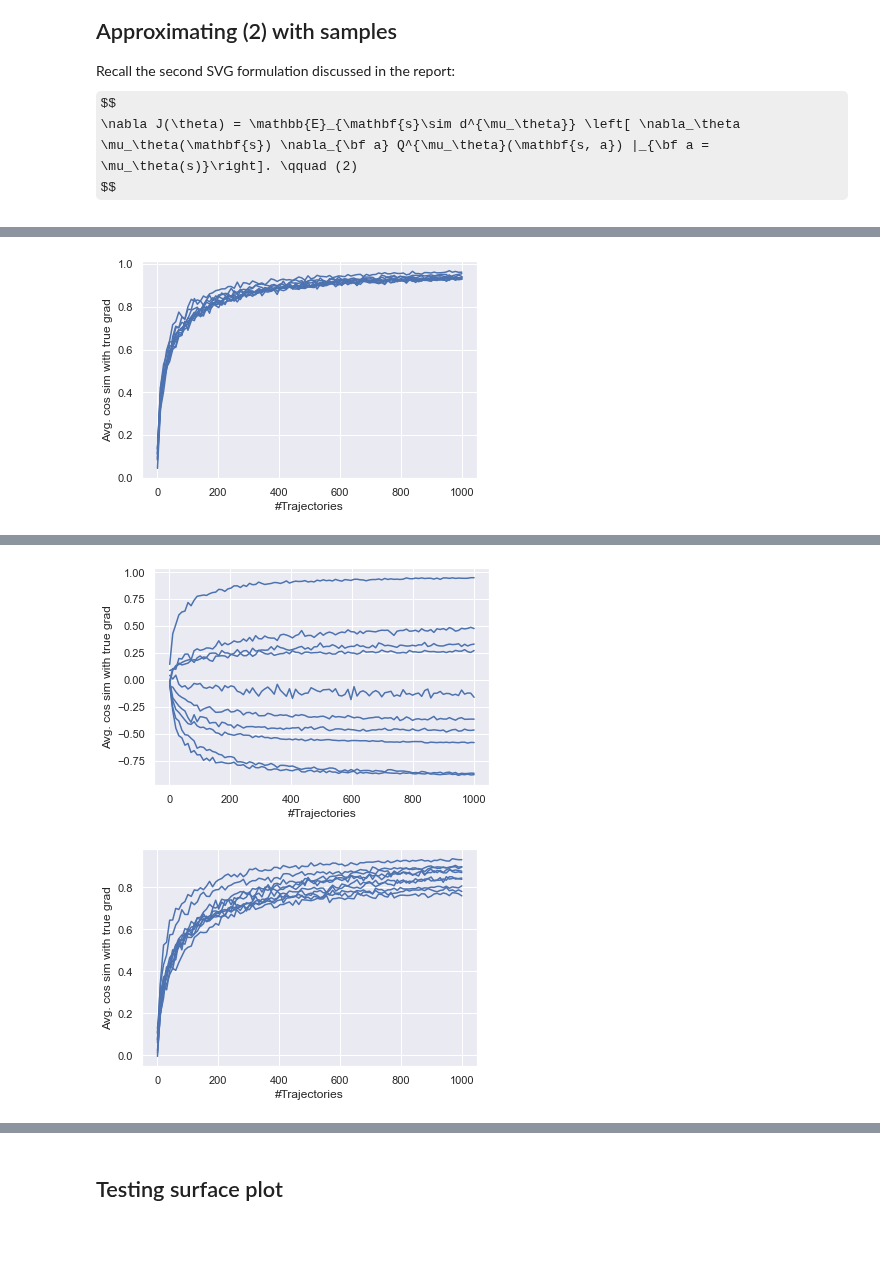
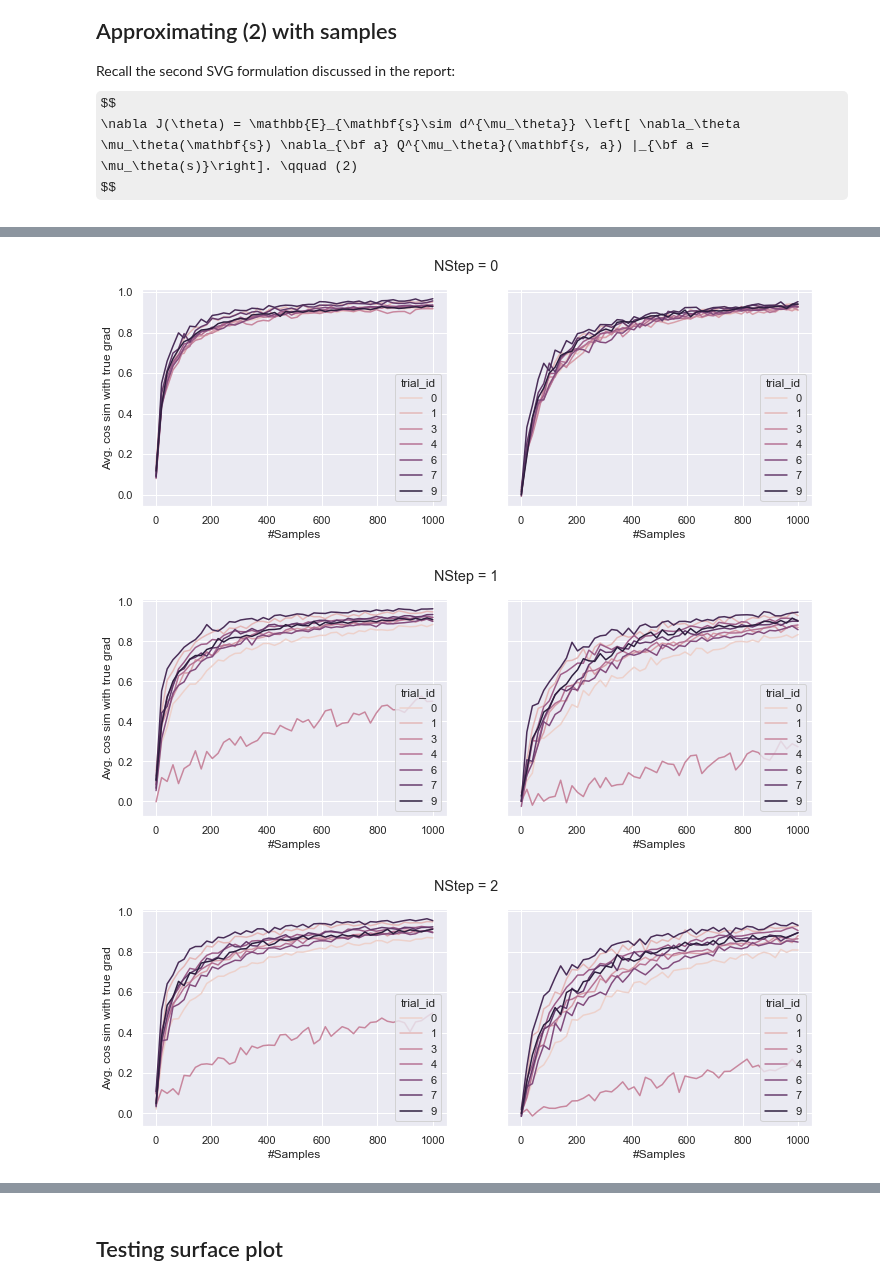
Before and after one commit to 0xangelo/LQSVG, a Jupyter notebook: experiments/monte_carlo_quality.ipynb, the cells around one changed output, grey strips where cells are left out. Drawn from its saved outputs; the diff is of its cells as text; code cells hidden in the pictures; some formulas as TeX source; blank space fills up the shorter version.

```diff
--- a/experiments/monte_carlo_quality.ipynb
+++ b/experiments/monte_carlo_quality.ipynb
@@ -74,8 +88,8 @@ We use a _stabilizing_ policy generated as described in "[Generating stabilizing
 # %%
 from lqsvg.policy.modules import TVLinearPolicy
 # %%
-def make_stabilizing_policy(module: LQGModule) -> TVLinearPolicy:
+def make_stabilizing_policy(module: LQGModule, rng) -> TVLinearPolicy:
     policy = TVLinearPolicy(module.n_state, module.n_ctrl, module.horizon)
-    policy.stabilize_(module.trans.standard_form())
+    policy.stabilize_(module.trans.standard_form(), rng=rng)
     return policy
 # %%
@@ -178,10 +198,16 @@ import lqsvg.experiment.analysis as analysis
 import lqsvg.experiment.utils as exp_util
 # %%
 def grad_estimates(
-    estimator, sample_sizes: list[int], estimates_per_sample_size: int = 10
+    estimator,
+    sample_sizes: list[int],
+    estimates_per_sample_size: int = 10,
+    pbar: bool = True,
 ) -> list[list[lqr.Linear]]:
+    progress = tqdm(
+        sample_sizes, desc="Computing SVG by sample size", leave=False, disable=not pbar
+    )
     svgs_by_sample_size = []
-    for size in tqdm(sample_sizes, desc="Computing cossim by sample size", leave=False):
+    for size in progress:
         svgs = [estimator(samples=size)[1] for _ in range(estimates_per_sample_size)]
         svgs_by_sample_size += [svgs]
     return svgs_by_sample_size
@@ -268,9 +328,7 @@ class NStepSVG(nn.Module):
         self.state_dataset = self.starting_states(self.policy, self.model, total_states)
 
     def sample_starting_obs(self, samples: int) -> Tensor:
-        idxs = torch.randint(
-            low=0, high=self.state_dataset.size("B"), size=(samples,)
-        )
+        idxs = torch.randint(low=0, high=self.state_dataset.size("B"), size=(samples,))
         return nt.index_select(self.state_dataset, dim="B", index=idxs)
 
     def surrogate(self, samples: int = 1) -> Tensor:
@@ -336,5 +407,5 @@ def plot_bt_quality_vs_samples(num_trials: int = 10, estimates_per_sample_size:
     plt.show()
     return data
 # %%
-data = plot_bt_quality_vs_samples()
+bt_data = plot_bt_quality_vs_samples()
 # %% [output]
@@ -342,5 +413,25 @@ data = plot_bt_quality_vs_samples()
 # %%
-sns.lineplot(x="#Trajectories", y="Avg. cos sim with true grad", data=data[data["NStep"] == 0], units="trial_id", estimator=None)
-plt.show()
+for n_step in range(6):
+    fig, (ax1, ax2) = plt.subplots(1, 2, sharex=True, sharey=True, figsize=default_figsize(1, 2))
+    sns.lineplot(
+        ax=ax1,
+        x="#Samples",
+        y="Avg. cos sim with true grad",
+        data=bt_data[bt_data["NStep"] == n_step],
+        hue="trial_id",
+        estimator=None,
+    )
+    sns.lineplot(
+        ax=ax2,
+        x="#Samples",
+        y="Avg. pairwise cos sim",
+        data=bt_data[bt_data["NStep"] == n_step],
+        hue="trial_id",
+        estimator=None,
+    )
+    fig.suptitle(f"NStep = {n_step}")
+    plt.show()
 # %% [output]
-[figure, old version]
+[figure, new version]
+[figure, added]
+[figure, added]
@@ -347,10 +440,0 @@ plt.show()
-# %%
-sns.lineplot(x="#Trajectories", y="Avg. cos sim with true grad", data=data[data["NStep"] == 1], units="trial_id", estimator=None)
-plt.show()
-# %% [output]
-[figure, removed]
-# %%
-sns.lineplot(x="#Trajectories", y="Avg. cos sim with true grad", data=data[data["NStep"] == 2], units="trial_id", estimator=None)
-plt.show()
-# %% [output]
-[figure, removed]
```
Also changed, not shown: parts of 27 cells of this notebook.
